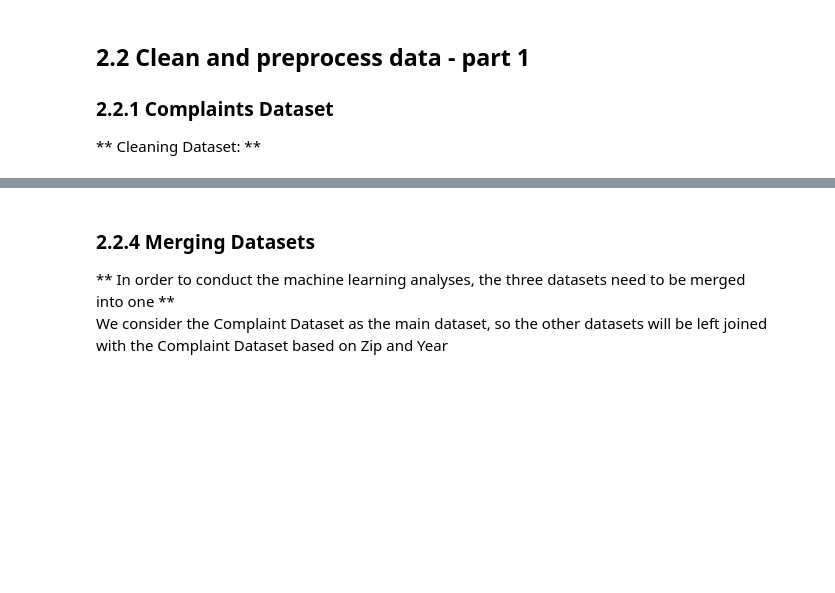
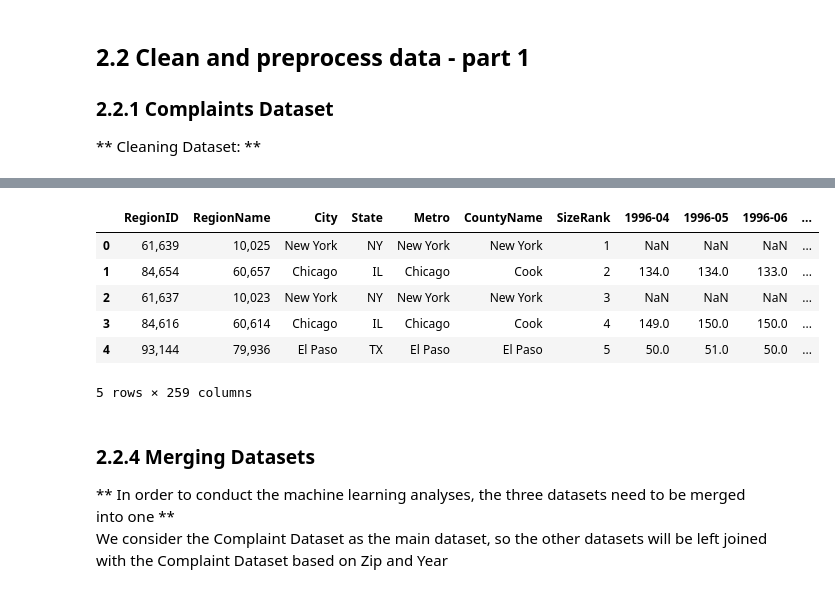
Before and after one commit to cschleidt/sdaav, a Jupyter notebook: notebooks/Social-Data-Final-Project-Notebook.ipynb, the cells around one changed output, grey strips where cells are left out. Cells and saved outputs as stored; diff of their text form; code cells hidden in the pictures; blank space fills up the shorter version.

```diff
--- a/notebooks/Social-Data-Final-Project-Notebook.ipynb
+++ b/notebooks/Social-Data-Final-Project-Notebook.ipynb
@@ -282 +347,11 @@ Our analysis requires the original dataset to be aggregated so each of the compl
+# %%
+homevalue.head()
+# %% [output]
+|  | RegionID | RegionName | City | State | Metro | CountyName | SizeRank | 1996-04 | 1996-05 | 1996-06 | ... |
+| 0 | 61,639 | 10,025 | New York | NY | New York | New York | 1 | NaN | NaN | NaN | ... |
+| 1 | 84,654 | 60,657 | Chicago | IL | Chicago | Cook | 2 | 134.0 | 134.0 | 133.0 | ... |
+| 2 | 61,637 | 10,023 | New York | NY | New York | New York | 3 | NaN | NaN | NaN | ... |
+| 3 | 84,616 | 60,614 | Chicago | IL | Chicago | Cook | 4 | 149.0 | 150.0 | 150.0 | ... |
+| 4 | 93,144 | 79,936 | El Paso | TX | El Paso | El Paso | 5 | 50.0 | 51.0 | 50.0 | ... |
+5 rows × 259 columns
 # %%
```
Also changed, not shown: parts of 38 cells of this notebook.
